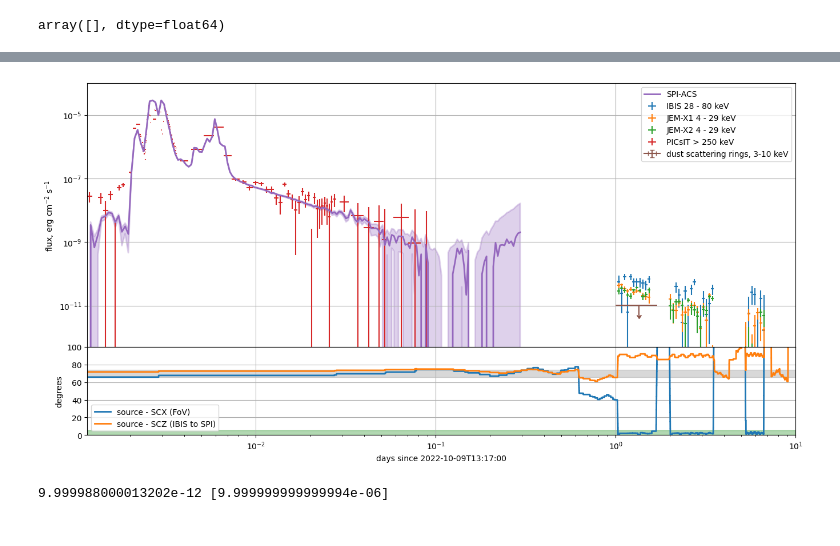
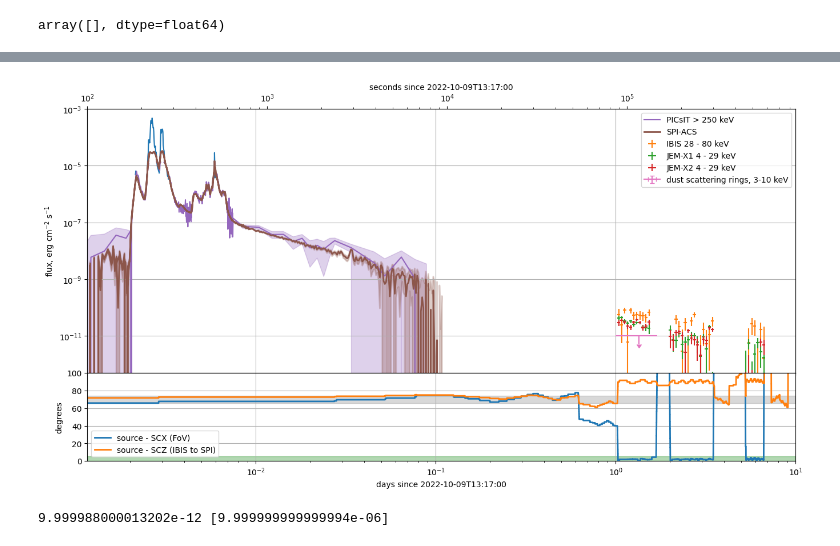
Before and after one commit to volodymyrss/grb221009, a Jupyter notebook: afterglow.ipynb, the cells around one changed output, grey strips where cells are left out. Saved outputs shown, nothing was run; the diff lists cells and outputs as text; code cells hidden in the pictures.

```diff
--- a/afterglow.ipynb
+++ b/afterglow.ipynb
@@ -155,7 +181,8 @@ plt.loglog()
 import numpy as np
 from rebin import rebin_in_bins
 # %%
-picsit_lc.sort_values('mjd', inplace=True)
+picsit_ag.sort_values('mjd', inplace=True)
 
-picsit_lc['flux_err'] = picsit_lc.flux*0 + 1e-8
-picsit_lc['dt']  = np.concatenate([[0], np.array(picsit_lc['mjd'])[1:] - np.array(picsit_lc['mjd'])[:-1]])
+# picsit_ag['flux_err'] = picsit_ag.flux*0 + 1e-8
+picsit_ag['dt']  = np.concatenate([[0], np.array(picsit_ag['mjd'])[1:] - np.array(picsit_ag['mjd'])[:-1]])
+picsit_ag['dt']
@@ -334,3 +374,6 @@ m[1:][~((m[1:] - m[:-1]) > 0)]
 array([], dtype=float64)
 # %%
 lc_by_instrument = {}
+# %%
+gedrate = hklc['/SPI_GEDRATE']
+gedrate
@@ -336,0 +413,6 @@ lc_by_instrument = {}
+# %%
+picsit_bti = pd.read_csv("picsit/grb221009a_bti_list.txt", delim_whitespace=True, names=["t1", "t2"])
+
+for i, r in picsit_bti.iterrows():
+    print(r.t1, r.t2)
+    picsit_ag.flux[(picsit_ag.mjd > r.t1) & (picsit_ag.mjd < r.t2)] = np.NaN
@@ -337,6 +425,7 @@ lc_by_instrument = {}
 # %%
 from astropy.io import fits
 
+t_mjd_offset = 70./24/3600
 
 T = np.logspace(-1, 1, 120)
 Tc = (T[1:] + T[:-1])/2.
@@ -350,6 +439,16 @@ ijd2plot = lambda t:(t- T0_ijd)
 
 plt.axhline(0, lw=2, c='k', alpha=0.5)
 
+
+m = ((_:=ijd2plot(gedrate.t - t_mjd_offset)) < 0.01) & (_ > 0.002)
+m &= gedrate.flux > 3e-6
+gedrate.flux[~m] = np.NaN
+
+plt.plot(
+    ijd2plot(gedrate.t - t_mjd_offset),
+    gedrate.flux,
+    label='SPI GeD rate < 8 MeV'
+)
 
 for label, n in [('IBIS', 'IBIS'),
                  ('JEM-X1', 'JMX1'),
@@ -383,31 +482,31 @@ for label, n in [('IBIS', 'IBIS'),
 
     lc_by_instrument[n] = {'t': Tc[m], 'r': r[m], 're': re[m], 'conversion_factor': conversion_factor}
 
-m = (picsit_lc.mjd - (T0_ijd + 51544)) < 0.1
+m = (picsit_ag.mjd - (T0_ijd + 51544)) < 0.1
 
-# c = plt.plot(
-c = plt.errorbar(
-    (picsit_lc.mjd - (T0_ijd + 51544))[m],
-    picsit_lc.flux[m],
-    picsit_lc.flux_err[m],
-    xerr=picsit_lc.dt[m]/2,
-    ls="",
+c = plt.plot(
+# c = plt.errorbar(
+    (picsit_ag.mjd - (T0_ijd + 51544))[m],
+    picsit_ag.flux[m],
+    # picsit_ag.flux_err[m],
+    # xerr=picsit_ag.dt[m]/2,
+    # ls="",
     label='PICsIT > 250 keV'
 )[0].get_color()
 
-# plt.fill_between(
-#     (picsit_lc.mjd - (T0_ijd + 51544))[m],
-#     picsit_lc.flux[m] - picsit_lc.flux_err[m],
-#     picsit_lc.flux_err[m] + picsit_lc.flux_err[m],
-#     # xerr=picsit_lc.dt[m]/2,
-#     # ls="",
-#     # label='PICsIT > 250 keV'
-#     alpha=0.3,
-#     color=c
-# )
+plt.fill_between(
+    (picsit_ag.mjd - (T0_ijd + 51544))[m],
+    picsit_ag.flux[m] - picsit_ag.flux_err[m],
+    picsit_ag.flux[m] + picsit_ag.flux_err[m],
+    # xerr=picsit_lc.dt[m]/2,
+    # ls="",
+    # label='PICsIT > 250 keV'
+    alpha=0.3,
+    color=c
+)
 
 
-lc_by_instrument['picsit'] = {'t': (picsit_lc.mjd - (T0_ijd + 51544))[m], 'r': picsit_lc.flux[m], 're': picsit_lc.flux_err[m], 'conversion_factor': 1}
+lc_by_instrument['picsit'] = {'t': (picsit_ag.mjd - (T0_ijd + 51544))[m], 'r': picsit_ag.flux[m], 're': picsit_ag.flux_err[m], 'conversion_factor': 1}
 
 n = 1000
 
@@ -420,12 +519,11 @@ def rebin(x, n):
 # TODO: check values
 bkg = 5336.468053846153
 cts_to_fluence = 3e-10
-t_acs_offset = 70./24/3600
 
 tail_change = 0.01
-tail_bins = np.logspace(-3, np.log10(0.3), 200)
+tail_bins = np.logspace(-3, np.log10(0.11), 300)
 
-acs_T = np.concatenate([np.linspace(0, tail_change, int(tail_change/0.1)), tail_bins])
+acs_T = np.concatenate([np.linspace(0, tail_change, int(tail_change/3*24*3600)), tail_bins])
 acs_Tc = (acs_T[1:] + acs_T[:-1])/2.
 acs_dT = (acs_T[1:] - acs_T[:-1])/2.
 
@@ -439,7 +537,7 @@ acs_Cmax = rebin_in_bins(acslc.t - T0_ijd, acslc.c - bkg - acslc.bkg_min, acs_T,
 c = None
 
 c = plt.plot(
-    acs_Tc- t_acs_offset,
+    acs_Tc- t_mjd_offset,
     acs_C * cts_to_fluence,
     lw=2,
     label="SPI-ACS"
@@ -470,7 +568,7 @@ plt.errorbar(
 
 
 
-plt.ylim([0.5e-12, 1e-4])
+plt.ylim([0.5e-12, 1e-3])
 plt.ylabel("flux, erg cm$^{-2}$ s$^{-1}$")
 plt.loglog()
 plt.grid()
@@ -494,6 +592,15 @@ plt.xlabel(f"days since {T0_isot}")
 plt.subplots_adjust(hspace=0)
 # plt.semilogx()
 
+plt.sca(axes[0])
+xl_d = plt.gca().get_xlim()
+
+ax = plt.twiny()
+ax.set_xlabel(f"seconds since {T0_isot}")
+plt.xlim(np.array(xl_d)*24*3600)
+plt.semilogx()
+
+
 plt.savefig("lc.png")
 plt.savefig("lc.pdf")
 
@@ -504,13 +615,13 @@ plt.savefig("lc.pdf")
 INFO:root:opened grbbase_fitspack_total_3p/JMX1_spectrum_GRB221009A_total_3p.fits as <ogip.spec.PHAI object at 0x...>
 INFO:root:opened grbbase_fitspack_total_3p/JMX1_rmf_GRB221009A_total_3p.fits as <ogip.spec.RMF object at 0x...>
 INFO:root:opened grbbase_fitspack_total_3p/JMX1_arf_GRB221009A_total_3p.fits as <ogip.spec.ARF object at 0x...>
 INFO:root:opened grbbase_fitspack_total_3p/JMX1_spectrum_GRB221009A_total_3p.fits as <ogip.spec.PHAI object at 0x...>
 INFO:root:opened grbbase_fitspack_total_3p/JMX1_rmf_GRB221009A_total_3p.fits as <ogip.spec.RMF object at 0x...>
 INFO:root:opened grbbase_fitspack_total_3p/JMX1_arf_GRB221009A_total_3p.fits as <ogip.spec.ARF object at 0x...>
 INFO:root:opened grbbase_fitspack_total_3p/JMX1_spectrum_GRB221009A_total_3p.fits as <ogip.spec.PHAI object at 0x...>
 INFO:root:opened grbbase_fitspack_total_3p/JMX1_rmf_GRB221009A_total_3p.fits as <ogip.spec.RMF object at 0x...>
 INFO:root:opened grbbase_fitspack_total_3p/JMX1_arf_GRB221009A_total_3p.fits as <ogip.spec.ARF object at 0x...>
-[figure, old version]
+[figure, new version]
 # %%
 t_N = 1.
 
```
Also changed, not shown: parts of 12 cells of this notebook, 2 other files.
